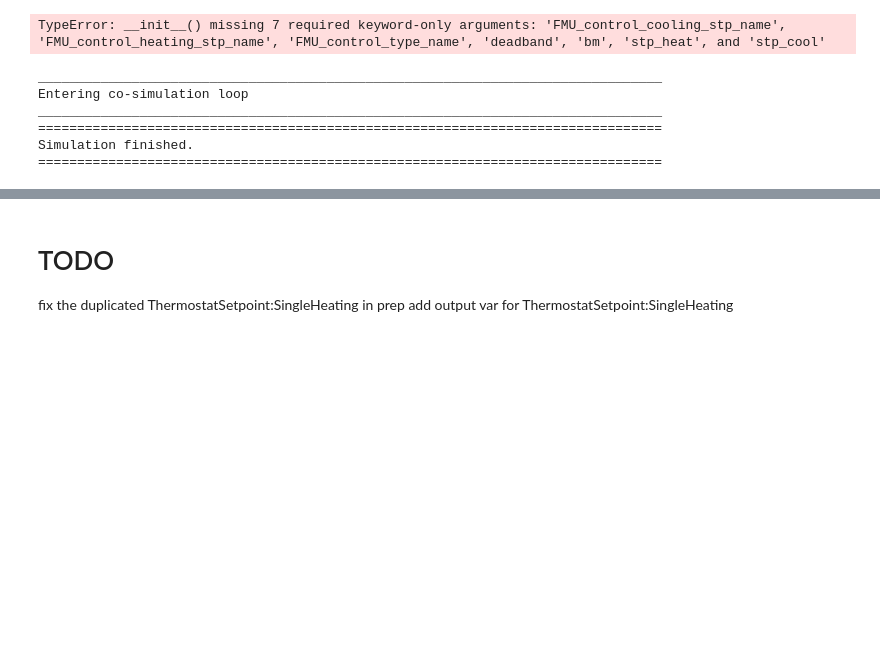
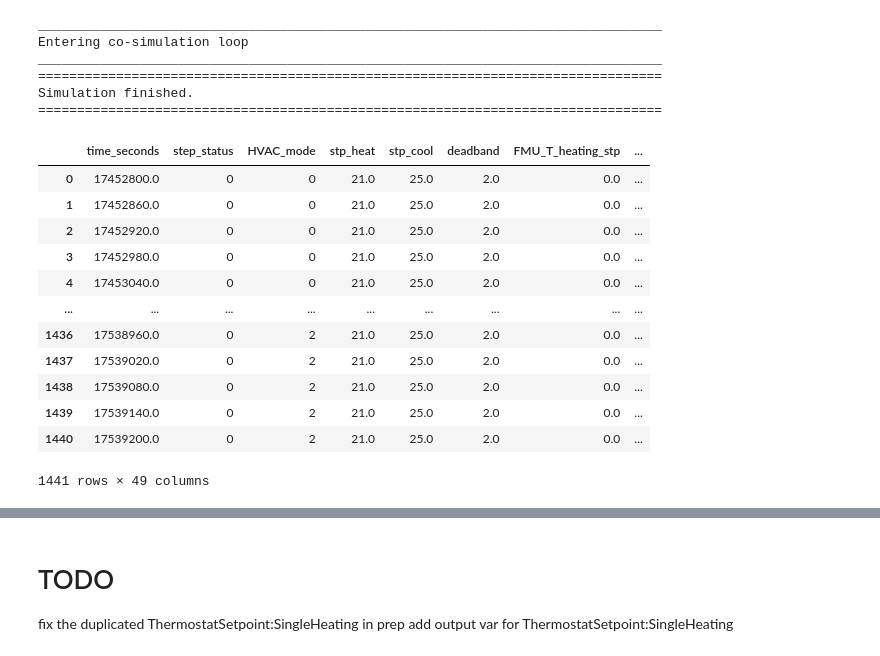
Before and after one commit to ecobee/building-controls-simulator, a Jupyter notebook: notebooks/test_model_sim.ipynb, the cells around one changed output, grey strips where cells are left out. Cells and saved outputs as stored; diff of their text form; code cells hidden in the pictures; blank space fills up the shorter version.

```diff
--- a/notebooks/test_model_sim.ipynb
+++ b/notebooks/test_model_sim.ipynb
@@ -24,7 +22,8 @@ step_size = 3600. / steps_per_hour
 idf = IDFPreprocessor(
     idf_name=f"Zone5VAV-Pri-SecLoop_{os.environ['ENERGYPLUS_INSTALL_VERSION']}.idf",
     weather_name="USA_IL_Chicago-OHare.Intl.AP.725300_TMY3.epw",
-    timesteps=steps_per_hour
+    timesteps=steps_per_hour,
+    init_temperature=20.
 )
 idf.preprocess()
 idf.make_fmu()
@@ -81,50 +57,22 @@ from BuildingControlSimulator.ControlModels.Deadband import Deadband
-# %%
-Deadband(21)
-# %% [output]
-TypeError: __init__() missing 7 required keyword-only arguments: 'FMU_control_cooling_stp_name', 'FMU_control_heating_stp_name', 'FMU_control_type_name', 'deadband', 'bm', 'stp_heat', and 'stp_cool'
+# %%
+simulator_output_keys = ["time_seconds", "step_status"]
+row_keys = simulator_output_keys + controller.output_keys() + list(bm.get_model_variables().keys())
 # %%
-t_ctrl_idx = row_keys.index("FMU_SPACE1-1_Zone_Air_Temperature")
+t_ctrl_idx = row_keys.index("FMU_SPACE1_1_Zone_Air_Temperature")
 # %%
 print("_"*80)
 print("Entering co-simulation loop")
 print("_"*80)
-# with open(output_fpath, "w") as csv_file:
-#     writer = csv.writer(csv_file, delimiter=',')
-#     writer.writerow(row_keys)
 
-# res_df = pd.DataFrame(columns=col_keys)
 rows = []
-t_ctrl = intial_temp
+t_ctrl = idf.init_temperature
 HVAC_mode = 1
 while t_step <= final_time:
-#     if ( t_ctrl < (stp_heat - deadband) ) and HVAC_mode != 1:
-#         # turn on heat
-#         HVAC_mode = 1
-#         model.set('FMU_T_cooling_stp', 99.0)  # cooling off
-#         model.set('FMU_T_control_type', HVAC_mode)  # heating mode
-#         model.set('FMU_T_heating_stp', 99.0)  # heating on
-
-#     if t_ctrl > (stp_heat + deadband):
-#         # turn off heat
-#         HVAC_mode = 0
-#         model.set('FMU_T_heating_stp', -60.0)  # heating off
-#         model.set('FMU_T_cooling_stp', 99.0)  # cooling off
-
-#     if t_ctrl > (stp_cool + deadband):
-#         # turn on cool
-#         HVAC_mode = 2
-#         model.set('FMU_T_heating_stp', -60.0)  # heating off
-#         model.set('FMU_T_control_type', HVAC_mode)  # cooling mode
-#         model.set('FMU_T_cooling_stp', -60.0)  # cooling on
-#     if t_ctrl < (stp_cool - deadband):
-#         HVAC_mode = 0
-#         model.set('FMU_T_heating_stp', -60.0)  # heating off
-#         model.set('FMU_T_cooling_stp', 99.0)  # cooling off
-
     # do step
-    step_status = (model.do_step(current_t=t_step, step_size=step_size, new_step=True))
+    c_var_list = controller.do_step(t_ctrl)
+    step_status = (bm.do_step(current_t=t_step, step_size=step_size, new_step=True))
     # save data as row
-    row = [t_step, step_status, HVAC_mode, stp_heat, stp_cool] + [model.get(k)[0] for k in model_keys]
+    row = [t_step, step_status] + c_var_list + [bm.get(k)[0] for k in bm.get_model_variables().keys()]
     rows.append(row)
     # TODO add multizone support
     t_ctrl = row[t_ctrl_idx]
@@ -148,4 +96,20 @@ Simulation finished.
 ================================================================================
 # %%
 df = pd.DataFrame.from_records(rows, columns=row_keys)
+# %%
+df
+# %% [output]
+|  | time_seconds | step_status | HVAC_mode | stp_heat | stp_cool | deadband | FMU_T_heating_stp | ... |
+| 0 | 17452800.0 | 0 | 0 | 21.0 | 25.0 | 2.0 | 0.0 | ... |
+| 1 | 17452860.0 | 0 | 0 | 21.0 | 25.0 | 2.0 | 0.0 | ... |
+| 2 | 17452920.0 | 0 | 0 | 21.0 | 25.0 | 2.0 | 0.0 | ... |
+| 3 | 17452980.0 | 0 | 0 | 21.0 | 25.0 | 2.0 | 0.0 | ... |
+| 4 | 17453040.0 | 0 | 0 | 21.0 | 25.0 | 2.0 | 0.0 | ... |
+| ... | ... | ... | ... | ... | ... | ... | ... | ... |
+| 1436 | 17538960.0 | 0 | 2 | 21.0 | 25.0 | 2.0 | 0.0 | ... |
+| 1437 | 17539020.0 | 0 | 2 | 21.0 | 25.0 | 2.0 | 0.0 | ... |
+| 1438 | 17539080.0 | 0 | 2 | 21.0 | 25.0 | 2.0 | 0.0 | ... |
+| 1439 | 17539140.0 | 0 | 2 | 21.0 | 25.0 | 2.0 | 0.0 | ... |
+| 1440 | 17539200.0 | 0 | 2 | 21.0 | 25.0 | 2.0 | 0.0 | ... |
+1441 rows × 49 columns
 # %%
```
Also changed, not shown: parts of 13 cells of this notebook, 6 other files.
